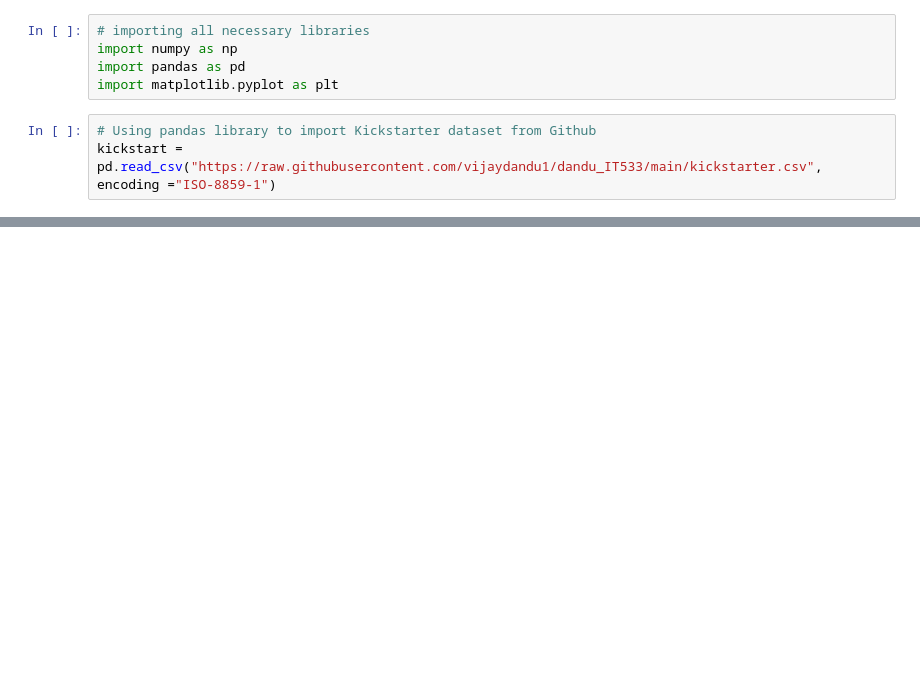
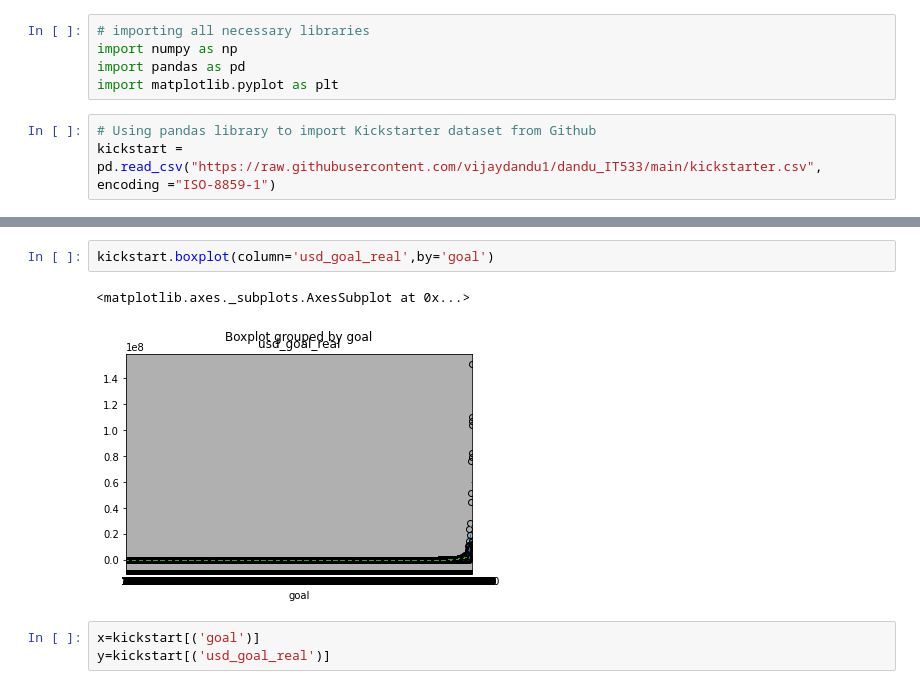
Before and after one commit to vijaydandu1/dandu_IT533, a Jupyter notebook: dandu_kickstarter.ipynb, the cells around one changed output, grey strips where cells are left out. Saved outputs shown, nothing was run; the diff lists cells and outputs as text; blank space fills up the shorter version.

```diff
--- a/dandu_kickstarter.ipynb
+++ b/dandu_kickstarter.ipynb
@@ -69,0 +195,8 @@ kickstart = kickstart.dropna(inplace= True)
+# %%
+kickstart.boxplot(column='usd_goal_real',by='goal')
+# %% [output]
+<matplotlib.axes._subplots.AxesSubplot at 0x...>
+[figure, added]
+# %%
+x=kickstart[('goal')]
+y=kickstart[('usd_goal_real')]
```
Also changed, not shown: parts of 28 cells of this notebook.
